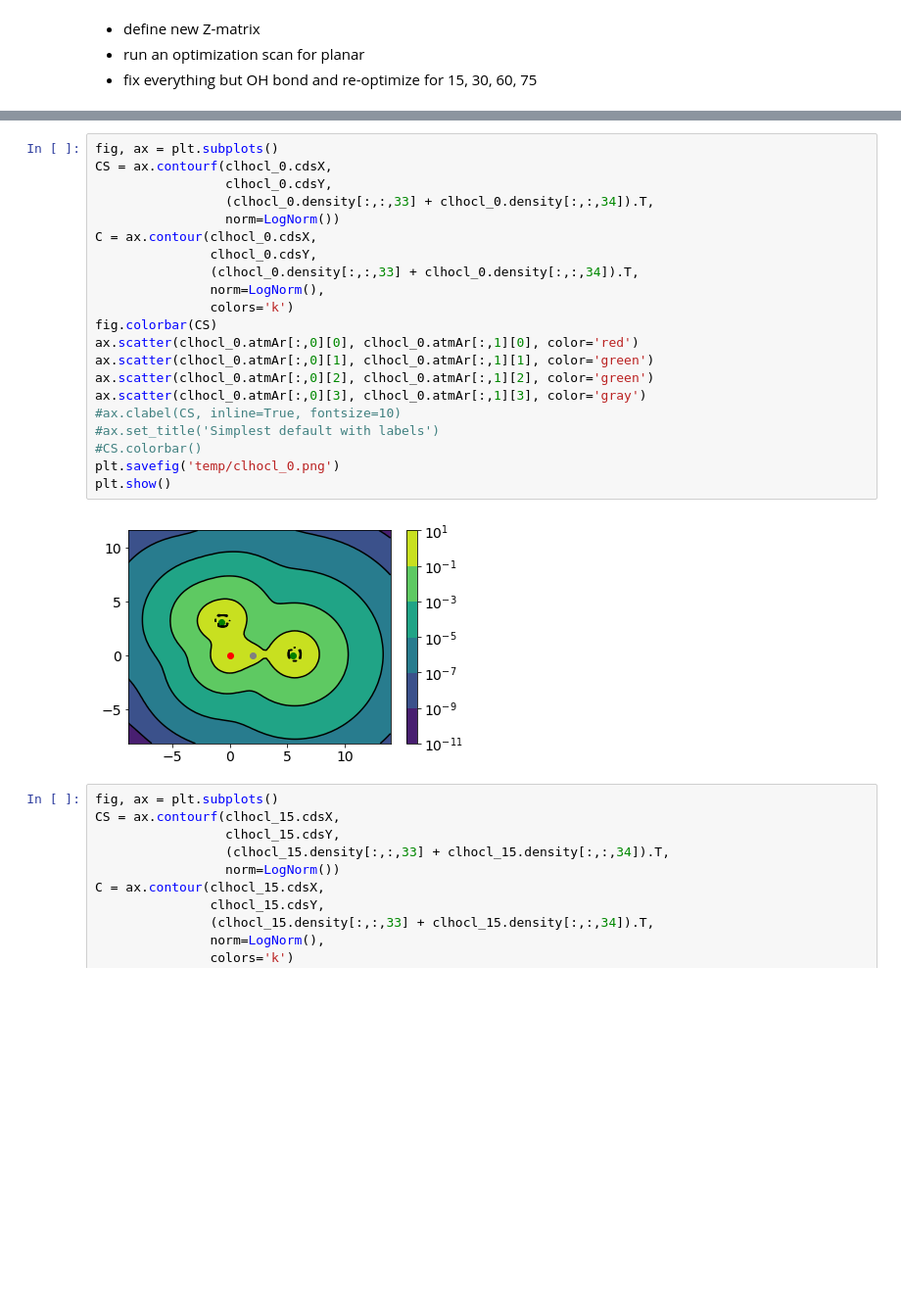
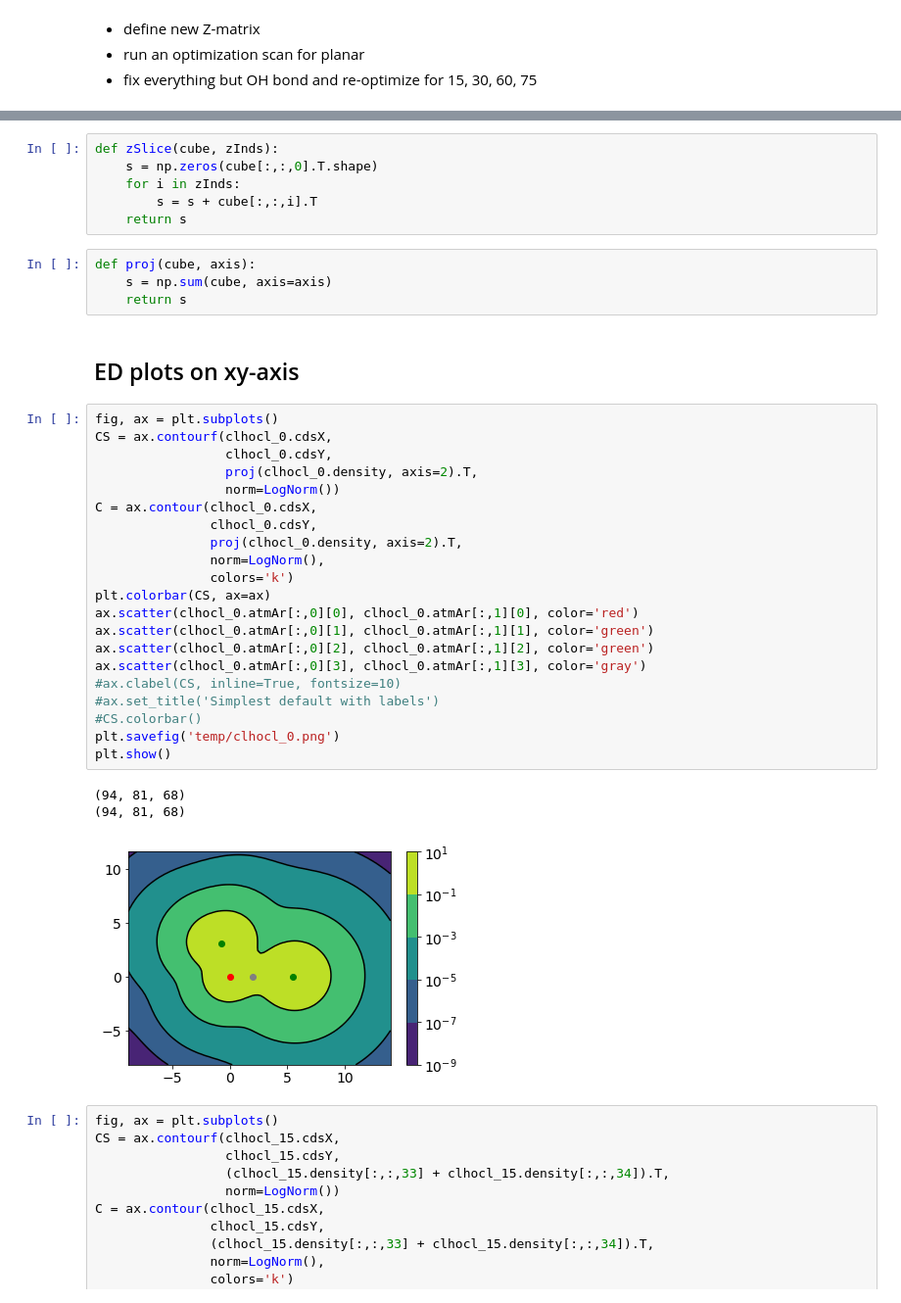
Before and after one commit to cgavinh/mccoy_hocl, a Jupyter notebook: ElectronDensity.ipynb, the cells around one changed output, grey strips where cells are left out. Shown at 98% size. Cells and saved outputs as stored; diff of their text form; blank space fills up the shorter version.

```diff
--- a/ElectronDensity.ipynb
+++ b/ElectronDensity.ipynb
@@ -351,26 +339,40 @@ uts.Constants.convert(clhocl_15.atmAr[1][0], "angstroms", to_AU=False)
+# %%
+def zSlice(cube, zInds):
+    s = np.zeros(cube[:,:,0].T.shape)
+    for i in zInds:
+        s = s + cube[:,:,i].T
+    return s
+# %%
+def proj(cube, axis):
+    s = np.sum(cube, axis=axis)
+    return s
+# %% [markdown]
+## ED plots on xy-axis
 # %%
 fig, ax = plt.subplots()
 CS = ax.contourf(clhocl_0.cdsX,
                  clhocl_0.cdsY,
-                 (clhocl_0.density[:,:,33] + clhocl_0.density[:,:,34]).T,
+                 proj(clhocl_0.density, axis=2).T,
                  norm=LogNorm())
 C = ax.contour(clhocl_0.cdsX,
                clhocl_0.cdsY,
-               (clhocl_0.density[:,:,33] + clhocl_0.density[:,:,34]).T,
+               proj(clhocl_0.density, axis=2).T,
                norm=LogNorm(),
                colors='k')
-fig.colorbar(CS)
+plt.colorbar(CS, ax=ax)
 ax.scatter(clhocl_0.atmAr[:,0][0], clhocl_0.atmAr[:,1][0], color='red')
 ax.scatter(clhocl_0.atmAr[:,0][1], clhocl_0.atmAr[:,1][1], color='green')
 ax.scatter(clhocl_0.atmAr[:,0][2], clhocl_0.atmAr[:,1][2], color='green')
 ax.scatter(clhocl_0.atmAr[:,0][3], clhocl_0.atmAr[:,1][3], color='gray')
 #ax.clabel(CS, inline=True, fontsize=10)
 #ax.set_title('Simplest default with labels')
 #CS.colorbar()
 plt.savefig('temp/clhocl_0.png')
 plt.show()
 # %% [output]
+(94, 81, 68)
+(94, 81, 68)
-[figure, old version]
+[figure, new version]
 # %%
 fig, ax = plt.subplots()
 CS = ax.contourf(clhocl_15.cdsX,
```
Also changed, not shown: parts of 25 cells of this notebook, 1 other file.
